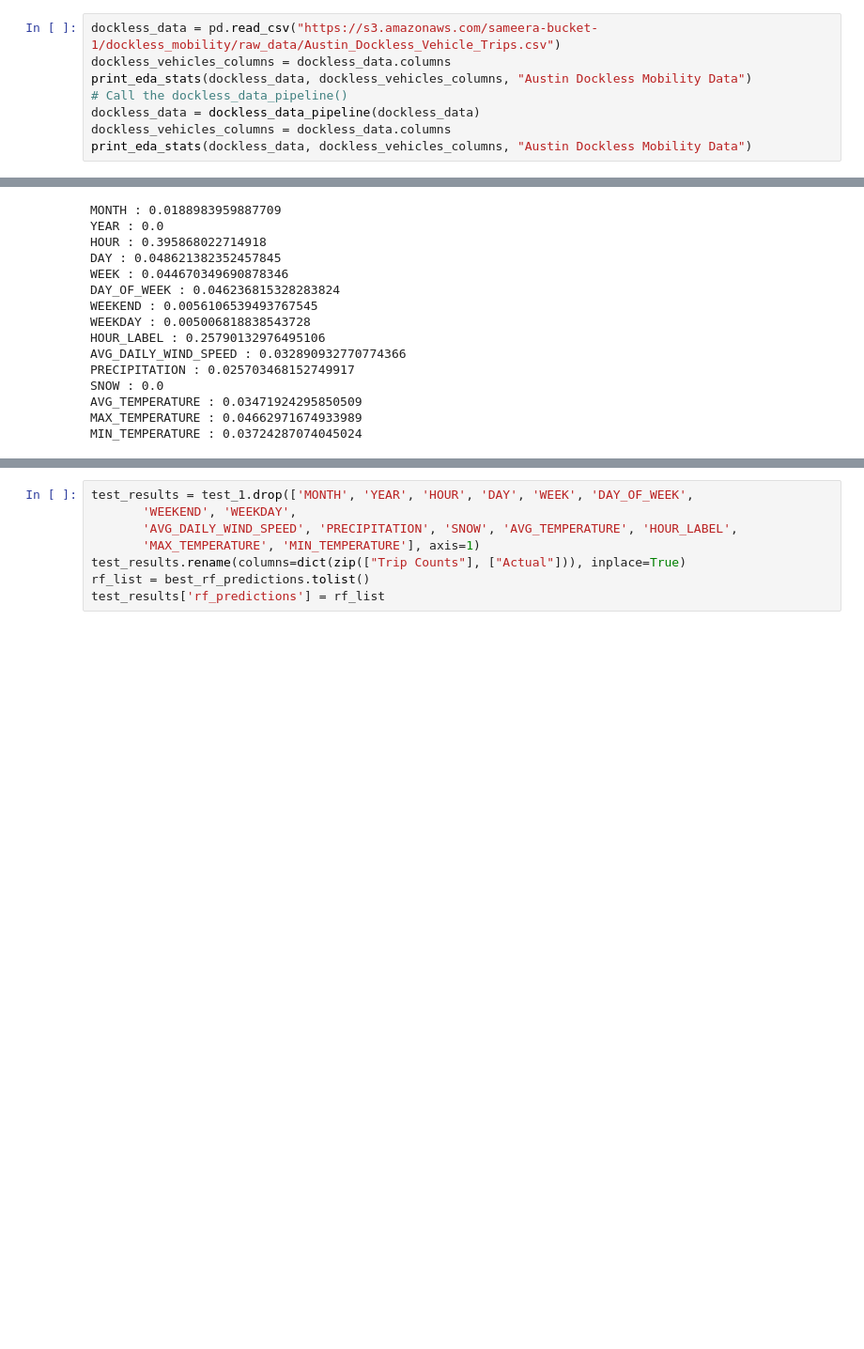
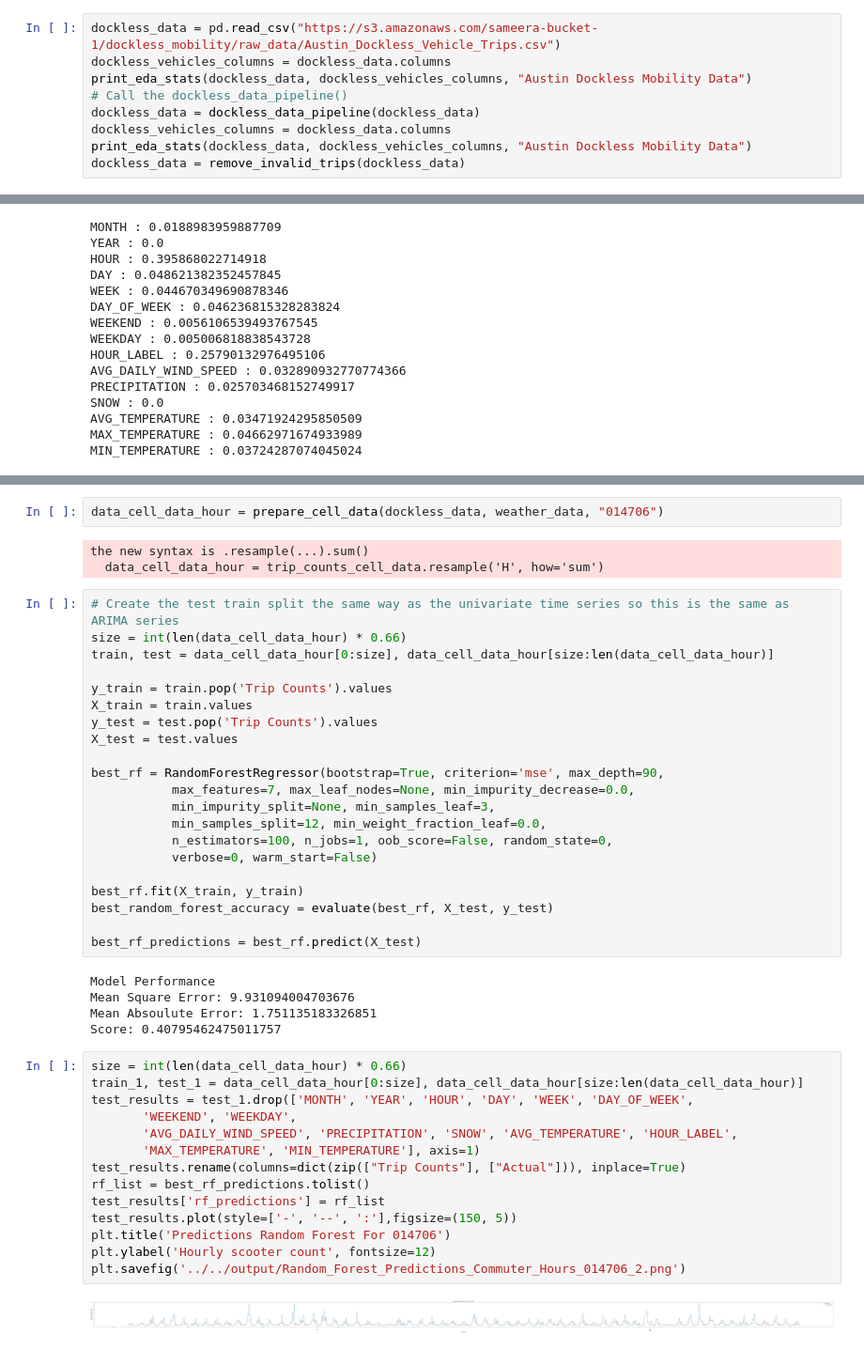
Before and after one commit to sameerabalay/Dockless_Mobility, a Jupyter notebook: src/Top_Cell_Analysis/Refactored_Code.ipynb, the cells around one changed output, grey strips where cells are left out. Shown at 94% size. Saved outputs shown, nothing was run; the diff lists cells and outputs as text; blank space fills up the shorter version.

```diff
--- a/src/Top_Cell_Analysis/Refactored_Code.ipynb
+++ b/src/Top_Cell_Analysis/Refactored_Code.ipynb
@@ -68,6 +78,7 @@ print_eda_stats(dockless_data, dockless_vehicles_columns, "Austin Dockless Mobil
 dockless_data = dockless_data_pipeline(dockless_data)
 dockless_vehicles_columns = dockless_data.columns
 print_eda_stats(dockless_data, dockless_vehicles_columns, "Austin Dockless Mobility Data")
+dockless_data = remove_invalid_trips(dockless_data)
 # %% [output]
 +--------------------------+---------+-------------+---------------+--------------+-------------------+
 |       Column Name        |  dtype  | Total_Count | Unique_Values | df_totalrows | Null Value counts |
@@ -262,8 +343,47 @@ train_1, test_1 = data_cell_data_hour[0:size], data_cell_data_hour[size:len(data
+# %%
+data_cell_data_hour = prepare_cell_data(dockless_data, weather_data, "014706")
+# %% [output]
+the new syntax is .resample(...).sum()
+  data_cell_data_hour = trip_counts_cell_data.resample('H', how='sum')
+# %%
+# Create the test train split the same way as the univariate time series so this is the same as ARIMA series
+size = int(len(data_cell_data_hour) * 0.66)
+train, test = data_cell_data_hour[0:size], data_cell_data_hour[size:len(data_cell_data_hour)]
+
+y_train = train.pop('Trip Counts').values
+X_train = train.values
+y_test = test.pop('Trip Counts').values
+X_test = test.values
+
+best_rf = RandomForestRegressor(bootstrap=True, criterion='mse', max_depth=90,
+           max_features=7, max_leaf_nodes=None, min_impurity_decrease=0.0,
+           min_impurity_split=None, min_samples_leaf=3,
+           min_samples_split=12, min_weight_fraction_leaf=0.0,
+           n_estimators=100, n_jobs=1, oob_score=False, random_state=0,
+           verbose=0, warm_start=False)
+
+best_rf.fit(X_train, y_train)
+best_random_forest_accuracy = evaluate(best_rf, X_test, y_test)
+
+best_rf_predictions = best_rf.predict(X_test)
+# %% [output]
+Model Performance
+Mean Square Error: 9.931094004703676
+Mean Absoulute Error: 1.751135183326851
+Score: 0.40795462475011757
 # %%
+size = int(len(data_cell_data_hour) * 0.66)
+train_1, test_1 = data_cell_data_hour[0:size], data_cell_data_hour[size:len(data_cell_data_hour)]
 test_results = test_1.drop(['MONTH', 'YEAR', 'HOUR', 'DAY', 'WEEK', 'DAY_OF_WEEK',
        'WEEKEND', 'WEEKDAY',
        'AVG_DAILY_WIND_SPEED', 'PRECIPITATION', 'SNOW', 'AVG_TEMPERATURE', 'HOUR_LABEL',
        'MAX_TEMPERATURE', 'MIN_TEMPERATURE'], axis=1)
 test_results.rename(columns=dict(zip(["Trip Counts"], ["Actual"])), inplace=True)
 rf_list = best_rf_predictions.tolist()
 test_results['rf_predictions'] = rf_list
+test_results.plot(style=['-', '--', ':'],figsize=(150, 5))
+plt.title('Predictions Random Forest For 014706')
+plt.ylabel('Hourly scooter count', fontsize=12)
+plt.savefig('../../output/Random_Forest_Predictions_Commuter_Hours_014706_2.png')
+# %% [output]
+[figure, added]
```
Also changed, not shown: parts of 24 cells of this notebook, 5 other files.
